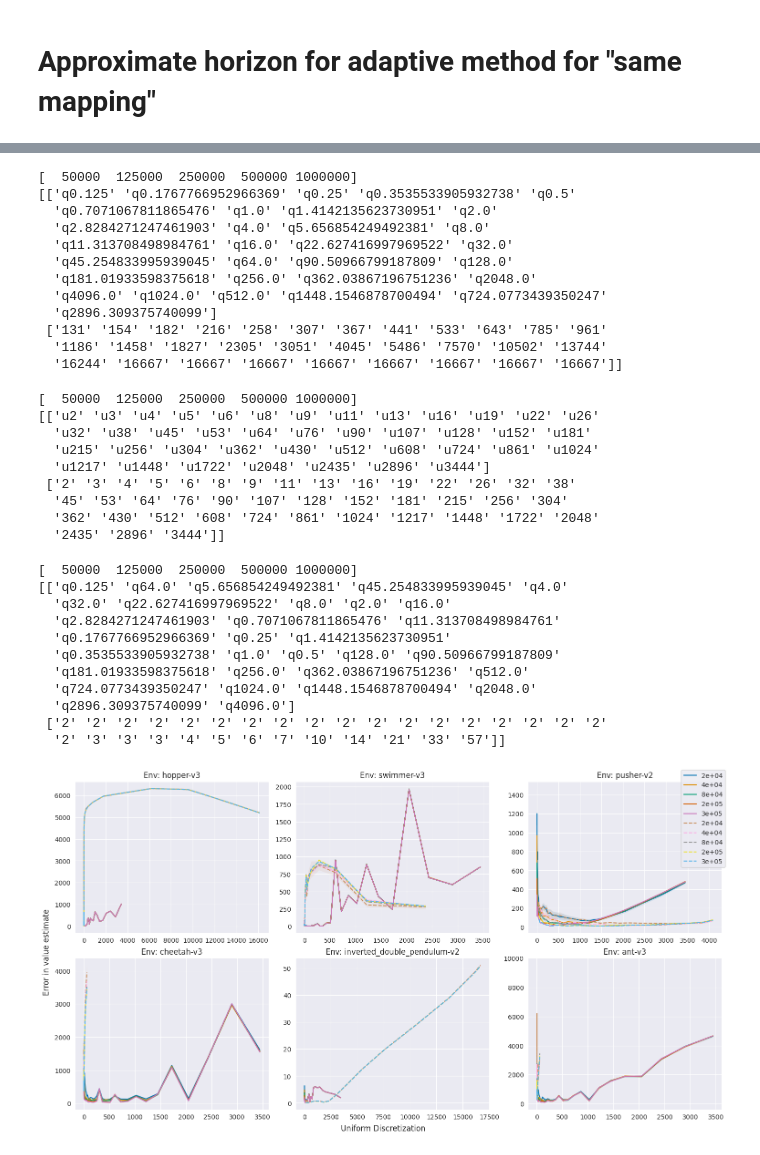
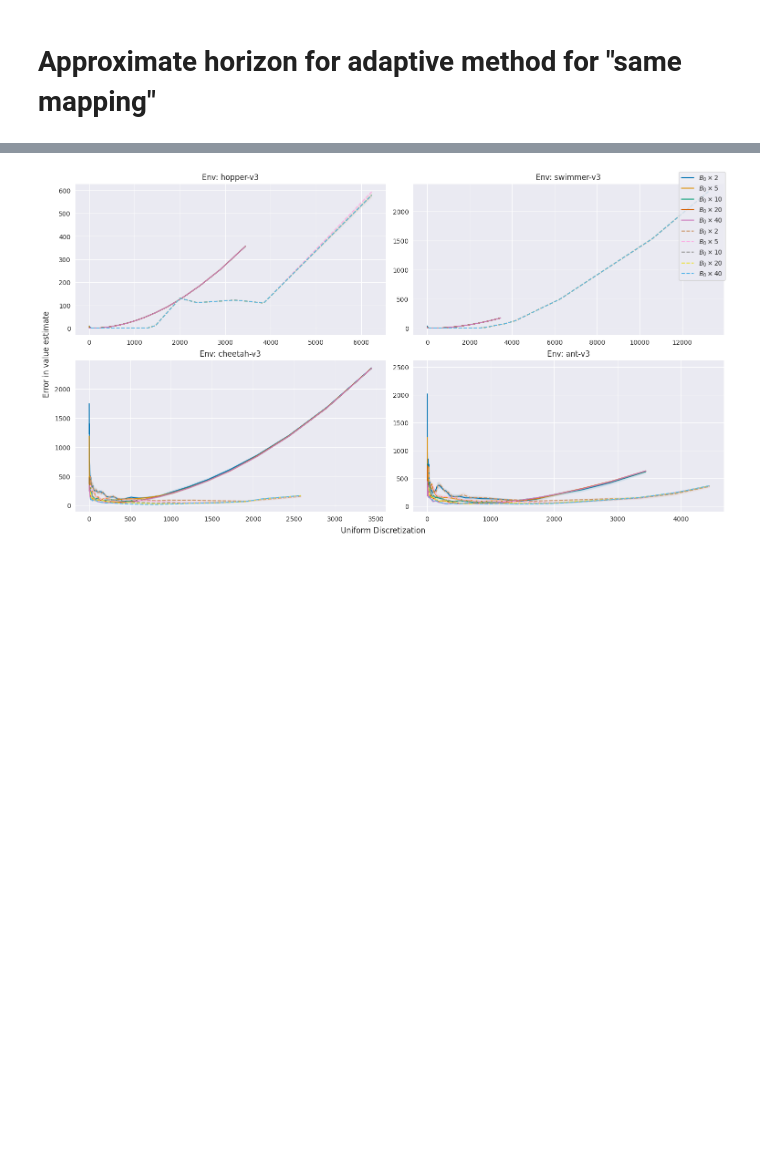
Before and after one commit to aa14k/adaptive_time, a Jupyter notebook: code/adaptive_time/notebooks/plot_mujoco.ipynb, the cells around one changed output, grey strips where cells are left out. Cells and saved outputs as stored; diff of their text form; code cells hidden in the pictures; blank space fills up the shorter version.

Commit message:
plots

```diff
--- a/code/adaptive_time/notebooks/plot_mujoco.ipynb
+++ b/code/adaptive_time/notebooks/plot_mujoco.ipynb
@@ -39,12 +40,14 @@ Changed working directory to /home/bryanpu1/projects/adaptive_time
 # %%
-prefixes = ["uniform", "adaptive"]
+# prefixes = ["uniform", "adaptive"]
+prefixes = ["uniform-smoothed_data", "adaptive-smoothed_data"]
+# prefixes = ["uniform"]
 
 agg_results_per_prefix = {}
 samplers_per_prefix = {}
 for prefix in prefixes:
-    if prefix == "uniform":
+    if prefix.startswith("uniform"):
         sampler_constructor = approx_integrators.UniformlySpacedIntegrator
-    elif prefix == "adaptive":
+    elif prefix.startswith("adaptive"):
         sampler_constructor = approx_integrators.AdaptiveQuadratureIntegrator
     else:
         raise NotImplementedError
@@ -246,7 +247,5 @@ dict_keys(['inverted_double_pendulum-v2', 'swimmer-v3', 'hopper-v3', 'ant-v3', '
 # %%
-
-adaptive_checkpoint = "./adaptive-combined_mujoco_val_est.pkl"
-adaptive_results = pickle.load(open(adaptive_checkpoint, "rb"))
+adaptive_prefix = "adaptive-smoothed_data"
 
 tolerances = np.power(10, np.arange(-2.0, 4.0, 1.0)) * 5
 samplers_tried = {
@@ -255,25 +254,28 @@ samplers_tried = {
 
 tau_to_h = {}
 for env_i, env_name in enumerate(env_names):
-    traj_len = 40000 if env_name == "swimer-v3" else 50000
-    env_result = plot_stats["adaptive"][env_name]
-    num_pivots = agg_results_per_prefix["adaptive"][env_name]["num_pivots"]
+    traj_len = 40000 if env_name == "swimmer-v3" else 50000
+    env_result = plot_stats[adaptive_prefix][env_name]
+    num_pivots = agg_results_per_prefix[adaptive_prefix][env_name]["num_pivots"]
     tau_to_h[env_name] = np.array([
-        (sampler, math.ceil(traj_len / np.mean(num_pivots[sampler]))) for sampler in num_pivots
+        (sampler, math.ceil(np.mean(traj_len / num_pivots[sampler]))) for sampler in num_pivots
     ])
 # %%
+ncols = 2
 fig, axes = plt.subplots(nrows=len(env_names) // ncols, ncols=ncols, figsize=(15, 8), layout="constrained")
 
 for env_i, env_name in enumerate(env_names):
+    print(env_name)
     for prefix in prefixes:
+    # for prefix in ["adaptive", "uniform"]:
     # for prefix in ["adaptive"]:
-        if prefix == "uniform":
-            spacing_keys = np.array(list(samplers_per_prefix["uniform"].keys()))
+        if prefix.startswith("uniform"):
+            spacing_keys = np.array(list(samplers_per_prefix[prefix].keys()))
             spacing = np.array([int(key[1:]) for key in spacing_keys])
             sorted_idxes = np.argsort(spacing)
             sorted_spacing = spacing[sorted_idxes]
             sorted_keys = ["u{}".format(item) for item in sorted_spacing]
-        elif prefix == "adaptive":
+        elif prefix.startswith("adaptive"):
             sorted_idxes = np.argsort(tau_to_h[env_name][:, 1].astype(int))
             sorted_spacing = tau_to_h[env_name][:, 1][sorted_idxes].astype(int)
             sorted_keys = tau_to_h[env_name][:, 0][sorted_idxes]
@@ -283,11 +285,11 @@ for env_i, env_name in enumerate(env_names):
         env_result = plot_stats[prefix][env_name]
         ax = axes[env_i // ncols, env_i % ncols]
 
-        budgets_to_check = budgets_to_check_per_env[env_name]
-        print(budgets_to_check)
-        print(np.vstack((sorted_keys, sorted_spacing)))
-        for budget_to_check in tqdm(budgets_to_check):
-            idx = int(budget_to_check)
+        base_budget, multipliers = budgets_to_check_per_env[env_name]
+        print(base_budget)
+        print(np.vstack((sorted_keys, sorted_spacing)).T)
+        for multiplier in tqdm(multipliers):
+            idx = int(base_budget * multiplier)
             y_means = []
             y_stderrs = []
             for s in sorted_keys:
@@ -302,8 +304,8 @@ for env_i, env_name in enumerate(env_names):
             ax.plot(
                 sorted_spacing,
                 y_means,
-                label="{:.0e}".format(idx) if env_i == 0 else "",
-                linestyle="-" if prefix == "uniform" else "--"
+                label="$B_0 \\times {}$".format(multiplier) if env_i == 0 else "",
+                linestyle="-" if prefix.startswith("uniform") else "--"
             )
             ax.fill_between(
                 sorted_spacing,
@@ -312,6 +314,7 @@ for env_i, env_name in enumerate(env_names):
                 alpha=0.1
             )
             ax.set_title("Env: {}".format(env_name))
+            # ax.set_xlim(-10, 4000)
 
 fig.supylabel("Error in value estimate")
 fig.supxlabel("Uniform Discretization")
@@ -412,33 +460 @@ plt.show()
-[  50000  125000  250000  500000 1000000]
-[['q0.125' 'q0.1767766952966369' 'q0.25' 'q0.3535533905932738' 'q0.5'
-  'q0.7071067811865476' 'q1.0' 'q1.4142135623730951' 'q2.0'
-  'q2.8284271247461903' 'q4.0' 'q5.656854249492381' 'q8.0'
-  'q11.313708498984761' 'q16.0' 'q22.627416997969522' 'q32.0'
-  'q45.254833995939045' 'q64.0' 'q90.50966799187809' 'q128.0'
-  'q181.01933598375618' 'q256.0' 'q362.03867196751236' 'q2048.0'
-  'q4096.0' 'q1024.0' 'q512.0' 'q1448.1546878700494' 'q724.0773439350247'
-  'q2896.309375740099']
- ['131' '154' '182' '216' '258' '307' '367' '441' '533' '643' '785' '961'
-  '1186' '1458' '1827' '2305' '3051' '4045' '5486' '7570' '10502' '13744'
-  '16244' '16667' '16667' '16667' '16667' '16667' '16667' '16667' '16667']]
-[  50000  125000  250000  500000 1000000]
-[['u2' 'u3' 'u4' 'u5' 'u6' 'u8' 'u9' 'u11' 'u13' 'u16' 'u19' 'u22' 'u26'
-  'u32' 'u38' 'u45' 'u53' 'u64' 'u76' 'u90' 'u107' 'u128' 'u152' 'u181'
-  'u215' 'u256' 'u304' 'u362' 'u430' 'u512' 'u608' 'u724' 'u861' 'u1024'
-  'u1217' 'u1448' 'u1722' 'u2048' 'u2435' 'u2896' 'u3444']
- ['2' '3' '4' '5' '6' '8' '9' '11' '13' '16' '19' '22' '26' '32' '38'
-  '45' '53' '64' '76' '90' '107' '128' '152' '181' '215' '256' '304'
-  '362' '430' '512' '608' '724' '861' '1024' '1217' '1448' '1722' '2048'
-  '2435' '2896' '3444']]
-[  50000  125000  250000  500000 1000000]
-[['q0.125' 'q64.0' 'q5.656854249492381' 'q45.254833995939045' 'q4.0'
-  'q32.0' 'q22.627416997969522' 'q8.0' 'q2.0' 'q16.0'
-  'q2.8284271247461903' 'q0.7071067811865476' 'q11.313708498984761'
-  'q0.1767766952966369' 'q0.25' 'q1.4142135623730951'
-  'q0.3535533905932738' 'q1.0' 'q0.5' 'q128.0' 'q90.50966799187809'
-  'q181.01933598375618' 'q256.0' 'q362.03867196751236' 'q512.0'
-  'q724.0773439350247' 'q1024.0' 'q1448.1546878700494' 'q2048.0'
-  'q2896.309375740099' 'q4096.0']
- ['2' '2' '2' '2' '2' '2' '2' '2' '2' '2' '2' '2' '2' '2' '2' '2' '2' '2'
-  '2' '3' '3' '3' '4' '5' '6' '7' '10' '14' '21' '33' '57']]
-[figure, old version]
+[figure, new version]
```
Also changed, not shown: parts of 16 cells of this notebook, 2 other files.
